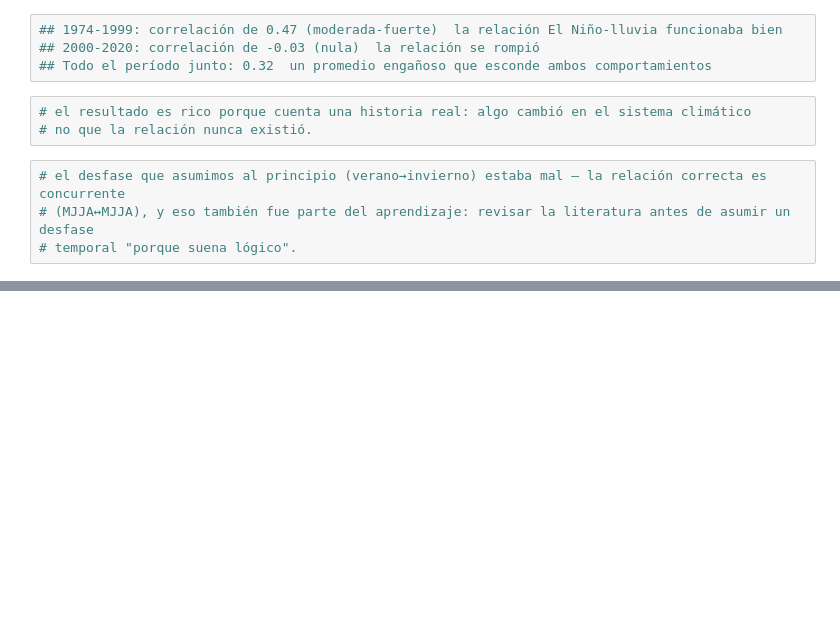
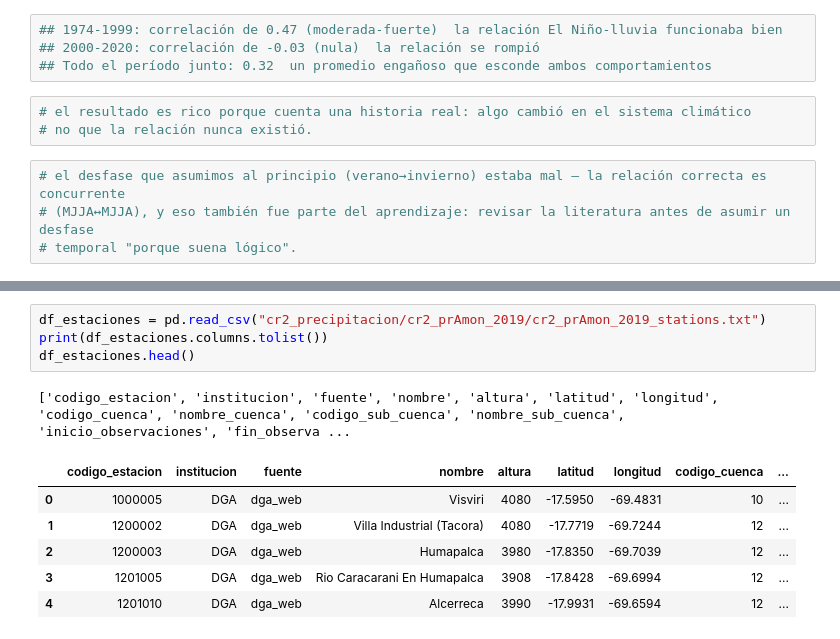
Before and after one commit to vicho654ust-hub/proyecto-el-nino-lluvias, a Jupyter notebook: analisis_el_nino.ipynb, the cells around one changed output, grey strips where cells are left out. Drawn from its saved outputs; the diff is of its cells as text; blank space fills up the shorter version.

```diff
--- a/analisis_el_nino.ipynb
+++ b/analisis_el_nino.ipynb
@@ -225,0 +375,12 @@ Todo el período: 0.32178985549403105
+# %%
+df_estaciones = pd.read_csv("cr2_precipitacion/cr2_prAmon_2019/cr2_prAmon_2019_stations.txt")
+print(df_estaciones.columns.tolist())
+df_estaciones.head()
+# %% [output]
+['codigo_estacion', 'institucion', 'fuente', 'nombre', 'altura', 'latitud', 'longitud', 'codigo_cuenca', 'nombre_cuenca', 'codigo_sub_cuenca', 'nombre_sub_cuenca', 'inicio_observaciones', 'fin_observa ...
+|  | codigo_estacion | institucion | fuente | nombre | altura | latitud | longitud | codigo_cuenca | ... |
+| 0 | 1000005 | DGA | dga_web | Visviri | 4080 | -17.5950 | -69.4831 | 10 | ... |
+| 1 | 1200002 | DGA | dga_web | Villa Industrial (Tacora) | 4080 | -17.7719 | -69.7244 | 12 | ... |
+| 2 | 1200003 | DGA | dga_web | Humapalca | 3980 | -17.8350 | -69.7039 | 12 | ... |
+| 3 | 1201005 | DGA | dga_web | Rio Caracarani En Humapalca | 3908 | -17.8428 | -69.6994 | 12 | ... |
+| 4 | 1201010 | DGA | dga_web | Alcerreca | 3990 | -17.9931 | -69.6594 | 12 | ... |
```
Also changed, not shown: parts of 23 cells of this notebook, 7 other files.
